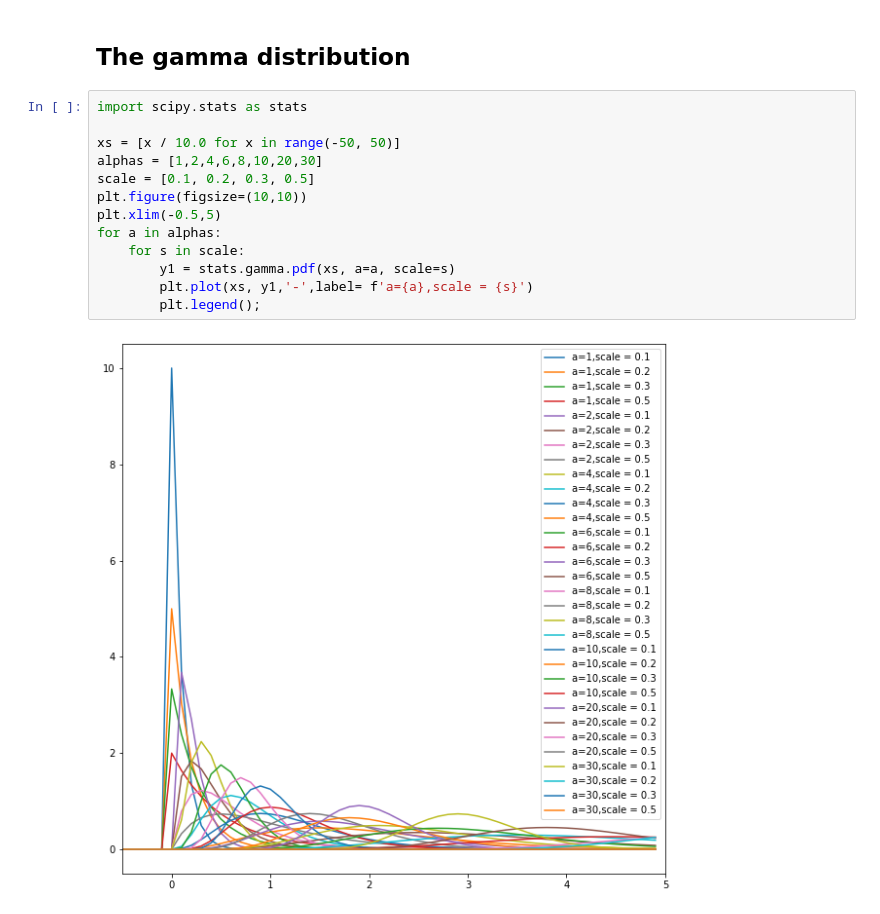
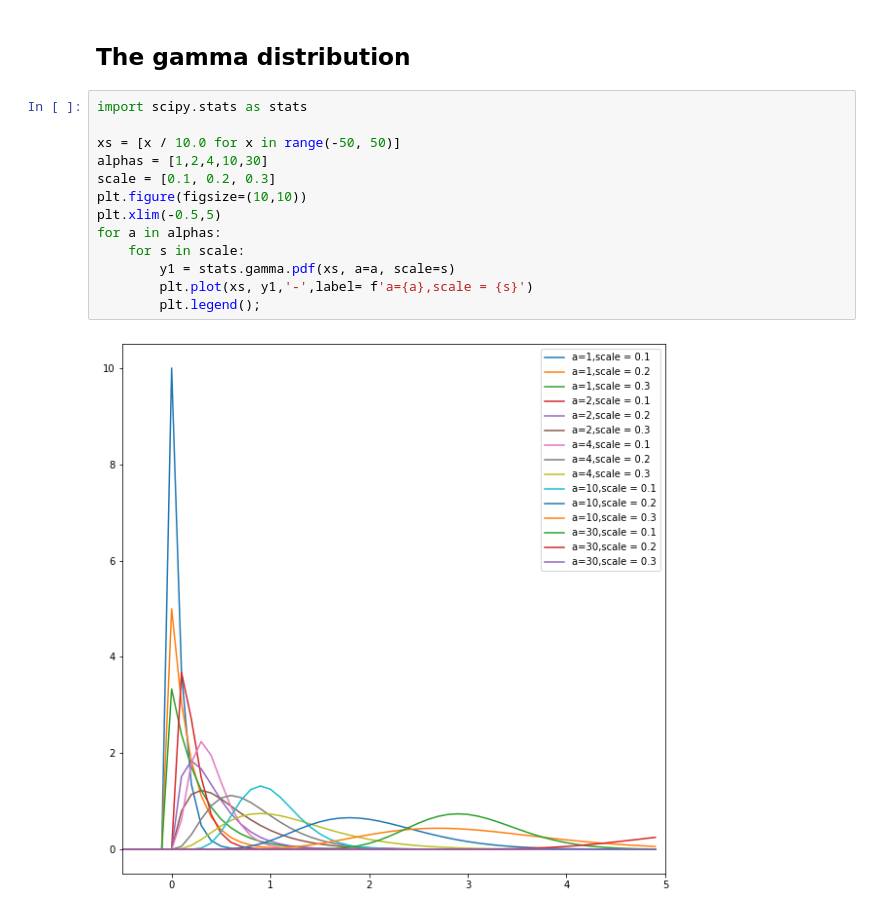
Before and after one commit to Vitomir84/Statistics-and-probability, a Jupyter notebook: Distributions.ipynb, the cells around one changed output. Drawn from its saved outputs; the diff is of its cells as text.

```diff
--- a/Distributions.ipynb
+++ b/Distributions.ipynb
@@ -180,15 +180,15 @@ data
 # %%
 import scipy.stats as stats
 
 xs = [x / 10.0 for x in range(-50, 50)]
-alphas = [1,2,4,6,8,10,20,30]
-scale = [0.1, 0.2, 0.3, 0.5]
+alphas = [1,2,4,10,30]
+scale = [0.1, 0.2, 0.3]
 plt.figure(figsize=(10,10))
 plt.xlim(-0.5,5)
 for a in alphas:
     for s in scale:
         y1 = stats.gamma.pdf(xs, a=a, scale=s)
         plt.plot(xs, y1,'-',label= f'a={a},scale = {s}')
         plt.legend();
 # %% [output]
-[figure, old version]
+[figure, new version]
```
Also changed, not shown: parts of 5 cells of this notebook.
